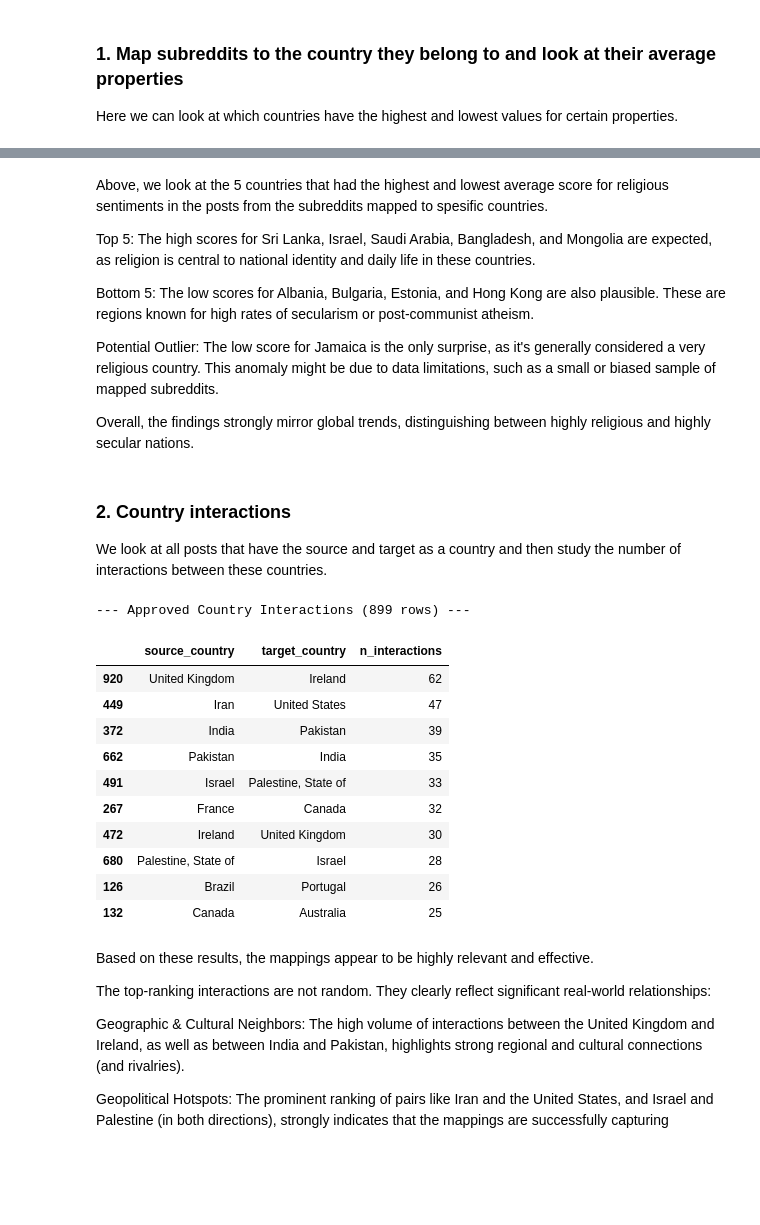
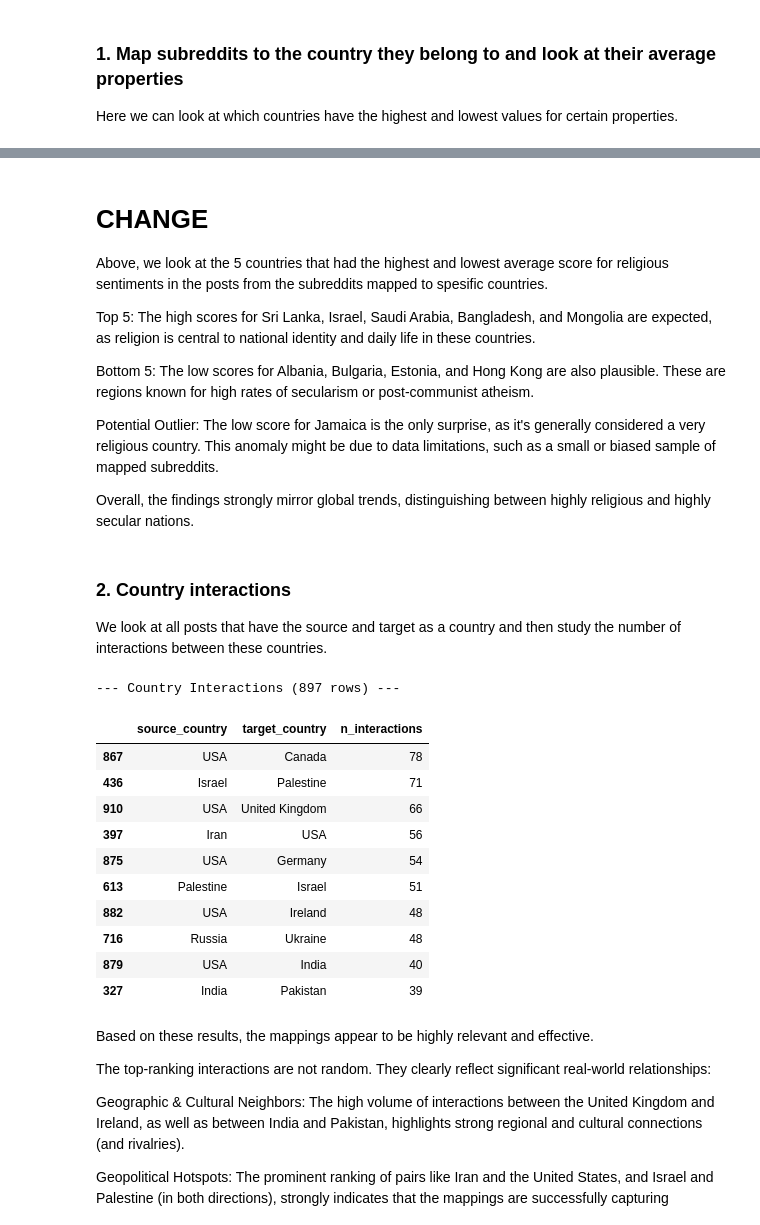
Before and after one commit to Darioliu28/ada-2025-project-djnpsgroup2025, a Jupyter notebook: results.ipynb, the cells around one changed output, grey strips where cells are left out. Saved outputs shown, nothing was run; the diff lists cells and outputs as text; code cells hidden in the pictures; blank space fills up the shorter version.

```diff
--- a/results.ipynb
+++ b/results.ipynb
@@ -22,25 +21,19 @@ warnings.simplefilter(action='ignore', category=UserWarning)
 ## Load and Prepare Data
 First, we load all the necessary data files using our custom processing function. This function handles reading the CSVs, cleaning subreddit names, and filtering the datasets based on the list of approved subreddits.
 # %%
-COUNTRY_FILE = "data/subreddit_matches_approved.csv"
+COUNTRY_FILE = "data/country_matches_map_exp.csv"
 EMBEDDINGS_FILE = "data/web-redditEmbeddings-subreddits.csv"
 TITLE_FILE = "data/soc-redditHyperlinks-title.tsv"
 BODY_FILE = "data/soc-redditHyperlinks-body.tsv"
-APPROVED_MAPPING_FILE = "data/subreddit_matches_approved.csv"
-MAP_COUNTRY_EXPANDED = "data/country_matches_map_exp.csv"
+
 
 df_countries=dl.load_country_subreddits(COUNTRY_FILE)
 df_embeddings=dl.load_embeddings(EMBEDDINGS_FILE)
-df_embeddings_countries= dl.filter_embeddings_by_country(df_embeddings, df_countries)
 df_posts=dl.load_post_data(TITLE_FILE, BODY_FILE)
 df_post_with_1_country, df_post_between_countries=dl.filter_posts_by_country(df_posts, df_countries)
-mapping_df = pd.read_csv(MAP_COUNTRY_EXPANDED)
-map_country_exp = mapping_df.set_index('Subreddit')['Country']
-df_country_exp = dl.load_country_exp(map_country_exp, df_posts)
 
 print(f"\nLoaded {len(df_countries)} approved country-related subreddits.")
 print(f"Loaded {len(df_embeddings)} embeddings.")
-print(f"Loaded {len(df_embeddings_countries)} embeddings representing country subreddits.")
 print(f"Loaded {len(df_post_with_1_country)} posts with at least one approved country-related subreddit.")
 print(f"Loaded {len(df_post_between_countries)} posts between approved country-related subreddits.")
 # %% [output]
@@ -329,4 +324,6 @@ Bottom 5 countries by avg religion related sentiment:
 # %% [markdown]
+# CHANGE
+
 Above, we look at the 5 countries that had the highest and lowest average score for religious sentiments in the posts from the subreddits mapped to spesific countries.
 
 Top 5: The high scores for Sri Lanka, Israel, Saudi Arabia, Bangladesh, and Mongolia are expected, as religion is central to national identity and daily life in these countries.
@@ -340,28 +337,29 @@ Overall, the findings strongly mirror global trends, distinguishing between high
 ### 2. Country interactions
 We look at all posts that have the source and target as a country and then study the number of interactions between these countries.
 # %%
-# Process using the APPROVED list
-approved_country_interactions, merged_approved = ut.process_country_interactions(
-    df_combined,
-    APPROVED_MAPPING_FILE,
-    remove_self_loops=True
-)
+country_interactions = (
+        df_post_between_countries.groupby(['source_country', 'target_country'])
+        .size()
+        .reset_index(name='n_interactions')
+        .sort_values(by='n_interactions', ascending=False)
+    )
+country_interactions = country_interactions.query("source_country != target_country")
 
-print(f"--- Approved Country Interactions ({len(approved_country_interactions)} rows) ---")
-display(approved_country_interactions.head(10))
+print(f"--- Country Interactions ({len(country_interactions)} rows) ---")
+display(country_interactions.head(10))
 # %% [output]
---- Approved Country Interactions (899 rows) ---
+--- Country Interactions (897 rows) ---
 |  | source_country | target_country | n_interactions |
-| 920 | United Kingdom | Ireland | 62 |
-| 449 | Iran | United States | 47 |
-| 372 | India | Pakistan | 39 |
-| 662 | Pakistan | India | 35 |
-| 491 | Israel | Palestine, State of | 33 |
-| 267 | France | Canada | 32 |
-| 472 | Ireland | United Kingdom | 30 |
-| 680 | Palestine, State of | Israel | 28 |
-| 126 | Brazil | Portugal | 26 |
-| 132 | Canada | Australia | 25 |
+| 867 | USA | Canada | 78 |
+| 436 | Israel | Palestine | 71 |
+| 910 | USA | United Kingdom | 66 |
+| 397 | Iran | USA | 56 |
+| 875 | USA | Germany | 54 |
+| 613 | Palestine | Israel | 51 |
+| 882 | USA | Ireland | 48 |
+| 716 | Russia | Ukraine | 48 |
+| 879 | USA | India | 40 |
+| 327 | India | Pakistan | 39 |
 # %% [markdown]
 Based on these results, the mappings appear to be highly relevant and effective.
 
```
Also changed, not shown: parts of 55 cells of this notebook, 8 other files.
